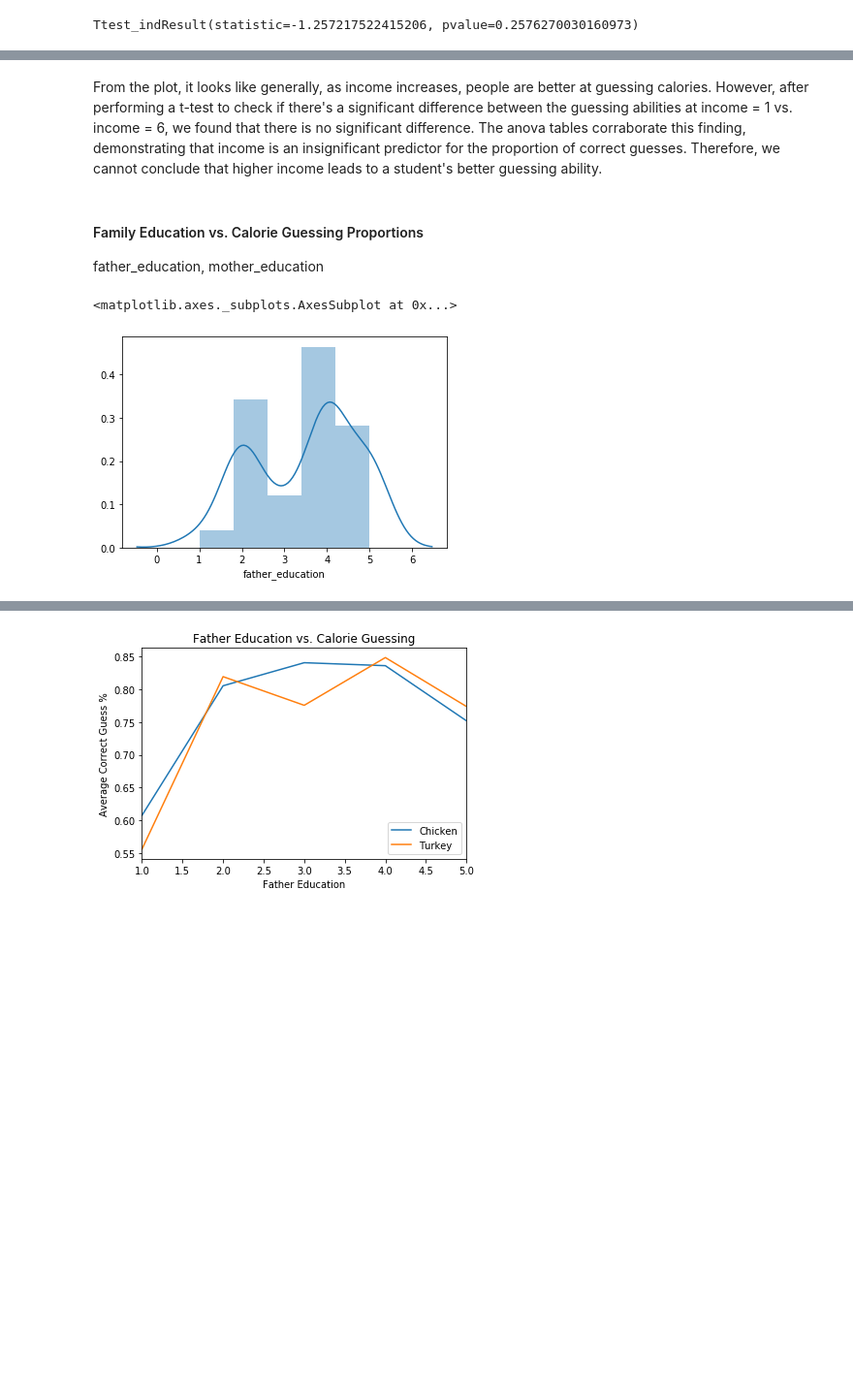
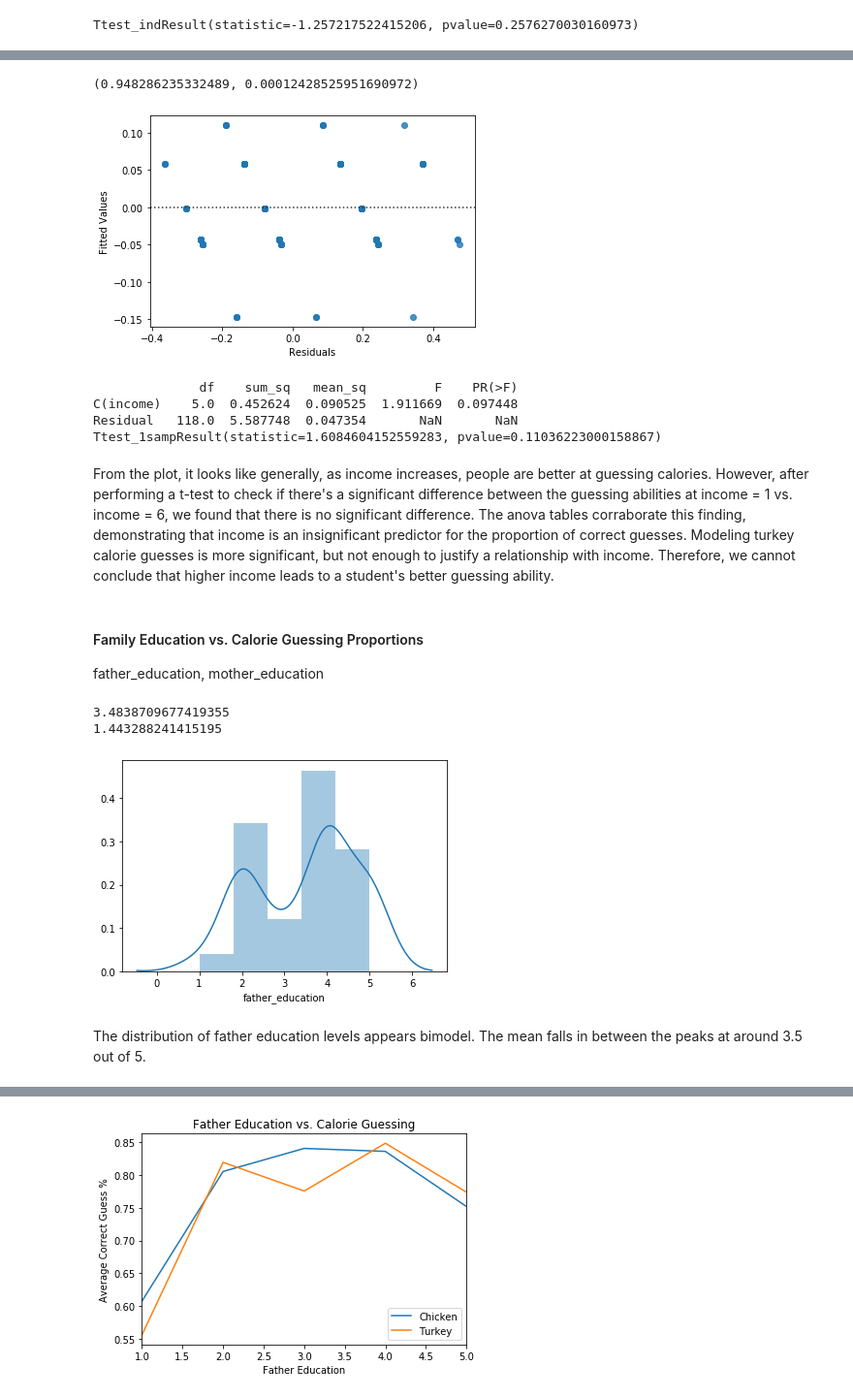
Before and after one commit to tiffanyhsu001/Stats131_FinalProject, a Jupyter notebook: Exploratory_analysis.ipynb, the cells around one changed output, grey strips where cells are left out. Shown: that part at 97% size. Drawn from its saved outputs; the diff is of its cells as text; code cells hidden in the pictures; blank space fills up the shorter version.

```diff
--- a/Exploratory_analysis.ipynb
+++ b/Exploratory_analysis.ipynb
@@ -178,12 +192,37 @@ variance homogeneity: LeveneResult(statistic=0.923962768854422, pvalue=0.4524733
+# %%
+results = ols('calories_turkey_prop ~ C(income)', data=df2).fit()
+
+print(stats.shapiro(results.resid))
+sm.stats.anova_lm(results)
+sns.residplot(results.resid,results.fittedvalues)
+plt.xlabel("Residuals")
+plt.ylabel("Fitted Values")
+plt.show()
+print(sm.stats.anova_lm(results))
+
+results = ols('calories_turkey_prop ~ income', data=df2).fit()
+print(sms.linear_harvey_collier(results))
+# %% [output]
+(0.948286235332489, 0.00012428525951690972)
+[figure, added]
+              df    sum_sq   mean_sq         F    PR(>F)
+C(income)    5.0  0.452624  0.090525  1.911669  0.097448
+Residual   118.0  5.587748  0.047354       NaN       NaN
+Ttest_1sampResult(statistic=1.6084604152559283, pvalue=0.11036223000158867)
 # %% [markdown]
-From the plot, it looks like generally, as income increases, people are better at guessing calories. However, after performing a t-test to check if there's a significant difference between the guessing abilities at income = 1 vs. income = 6, we found that there is no significant difference. The anova tables corraborate this finding, demonstrating that income is an insignificant predictor for the proportion of correct guesses. Therefore, we cannot conclude that higher income leads to a student's better guessing ability.
+From the plot, it looks like generally, as income increases, people are better at guessing calories. However, after performing a t-test to check if there's a significant difference between the guessing abilities at income = 1 vs. income = 6, we found that there is no significant difference. The anova tables corraborate this finding, demonstrating that income is an insignificant predictor for the proportion of correct guesses. Modeling turkey calorie guesses is more significant, but not enough to justify a relationship with income. Therefore, we cannot conclude that higher income leads to a student's better guessing ability.
 # %% [markdown]
 #### Family Education vs. Calorie Guessing Proportions
 father_education, mother_education
 # %%
-sns.distplot(df2['father_education'].dropna())
+sns.distplot(df2['father_education'].dropna(), bins  = 5)
+print(np.mean(df2['father_education']))
+print(np.var(df2['father_education']))
 # %% [output]
-<matplotlib.axes._subplots.AxesSubplot at 0x...>
+3.4838709677419355
+1.443288241415195
 [figure]
+# %% [markdown]
+The distribution of father education levels appears bimodel. The mean falls in between the peaks at around 3.5 out of 5.
 # %%
 sns.distplot(df2['mother_education'].dropna())
```
Also changed, not shown: parts of 39 cells of this notebook.
